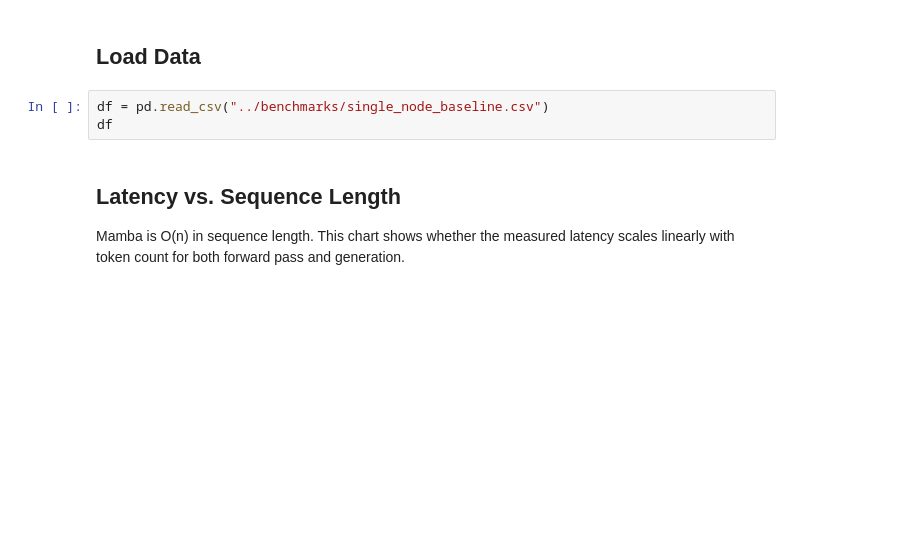
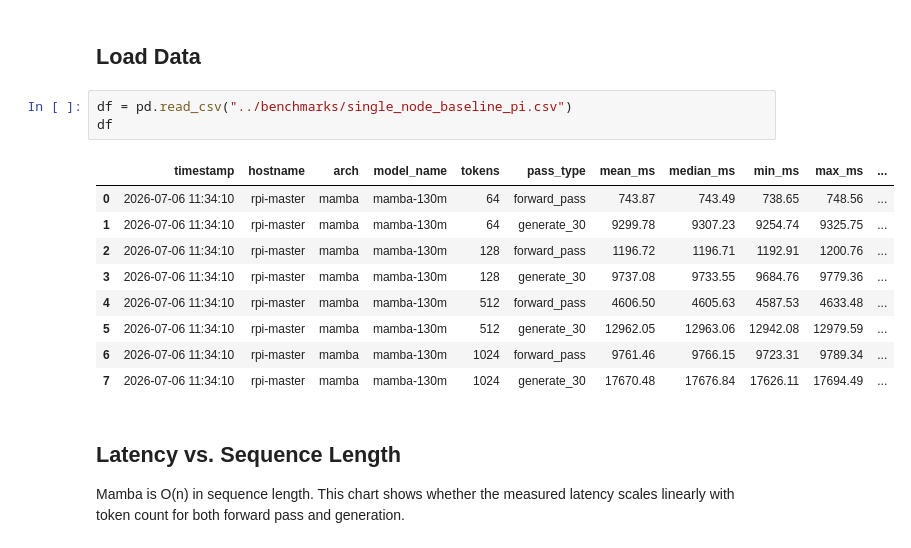
Before and after one commit to syedtaha22/PiSSM, a Jupyter notebook: notebooks/single_node_profiling.ipynb, the cells around one changed output. Saved outputs shown, nothing was run; the diff lists cells and outputs as text; blank space fills up the shorter version.

Commit message:
research: add Pi benchmark outputs to single-node profiling notebook

```diff
--- a/notebooks/single_node_profiling.ipynb
+++ b/notebooks/single_node_profiling.ipynb
@@ -24,8 +24,18 @@ plt.rcParams["font.size"] = 12
 # %% [markdown]
 ## Load Data
 # %%
-df = pd.read_csv("../benchmarks/single_node_baseline.csv")
+df = pd.read_csv("../benchmarks/single_node_baseline_pi.csv")
 df
+# %% [output]
+|  | timestamp | hostname | arch | model_name | tokens | pass_type | mean_ms | median_ms | min_ms | max_ms | ... |
+| 0 | 2026-07-06 11:34:10 | rpi-master | mamba | mamba-130m | 64 | forward_pass | 743.87 | 743.49 | 738.65 | 748.56 | ... |
+| 1 | 2026-07-06 11:34:10 | rpi-master | mamba | mamba-130m | 64 | generate_30 | 9299.78 | 9307.23 | 9254.74 | 9325.75 | ... |
+| 2 | 2026-07-06 11:34:10 | rpi-master | mamba | mamba-130m | 128 | forward_pass | 1196.72 | 1196.71 | 1192.91 | 1200.76 | ... |
+| 3 | 2026-07-06 11:34:10 | rpi-master | mamba | mamba-130m | 128 | generate_30 | 9737.08 | 9733.55 | 9684.76 | 9779.36 | ... |
+| 4 | 2026-07-06 11:34:10 | rpi-master | mamba | mamba-130m | 512 | forward_pass | 4606.50 | 4605.63 | 4587.53 | 4633.48 | ... |
+| 5 | 2026-07-06 11:34:10 | rpi-master | mamba | mamba-130m | 512 | generate_30 | 12962.05 | 12963.06 | 12942.08 | 12979.59 | ... |
+| 6 | 2026-07-06 11:34:10 | rpi-master | mamba | mamba-130m | 1024 | forward_pass | 9761.46 | 9766.15 | 9723.31 | 9789.34 | ... |
+| 7 | 2026-07-06 11:34:10 | rpi-master | mamba | mamba-130m | 1024 | generate_30 | 17670.48 | 17676.84 | 17626.11 | 17694.49 | ... |
 # %% [markdown]
 ## Latency vs. Sequence Length
 
```
Also changed, not shown: parts of 6 cells of this notebook.
